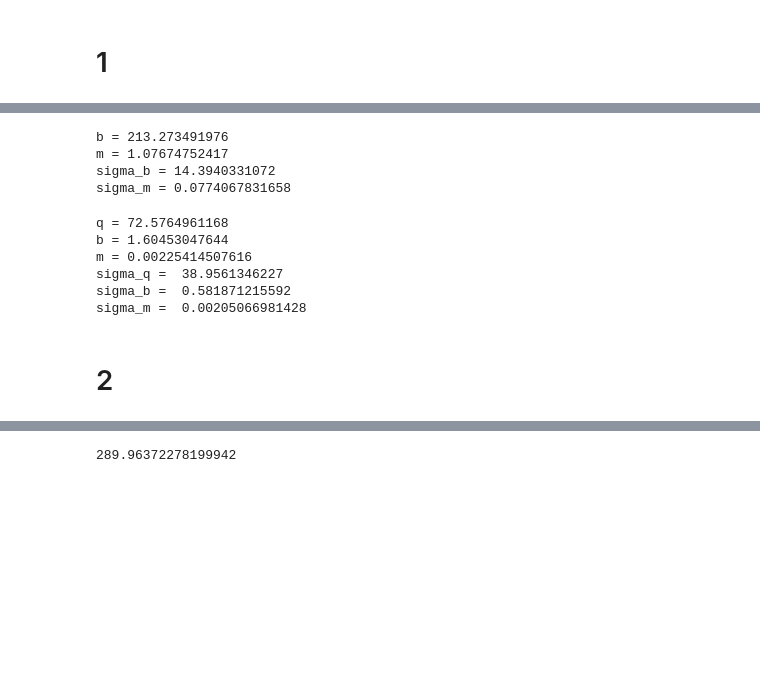
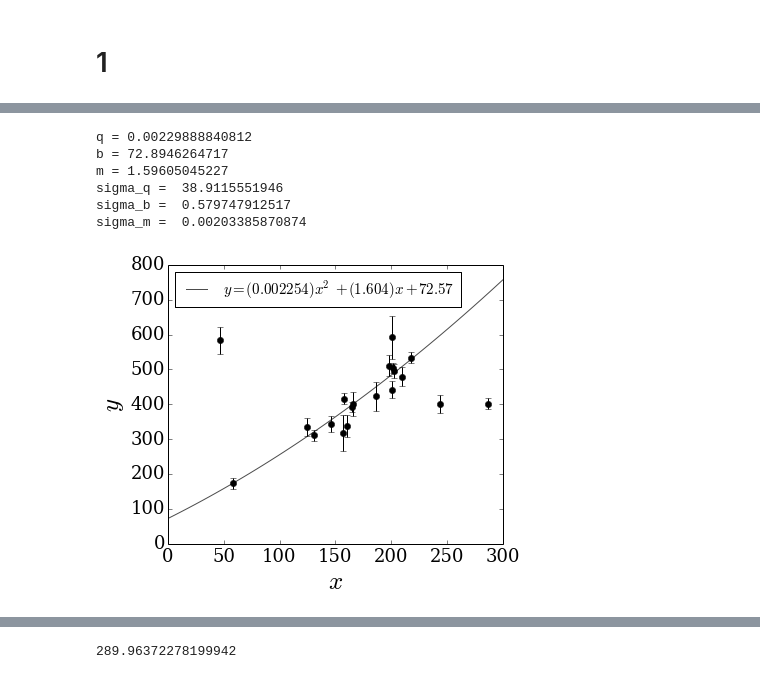
Before and after one commit to jngaravitoc/Lecture_notes_UofA, a Jupyter notebook: Instrumentation/HW2.ipynb, the cells around one changed output, grey strips where cells are left out. Saved outputs shown, nothing was run; the diff lists cells and outputs as text; code cells hidden in the pictures; blank space fills up the shorter version.

```diff
--- a/Instrumentation/HW2.ipynb
+++ b/Instrumentation/HW2.ipynb
@@ -55,9 +132,9 @@ sigma_m = 0.110319915072
 # %%
-# 1b.
-
-linear_fit1(X, Y, sigma_Y)
+linear_fit2(X[4:], Y[4:], sigma_Y[4:])
 # %% [output]
-b = 213.273491976
-m = 1.07674752417
-sigma_b = 14.3940331072
-sigma_m = 0.0774067831658
+q = 0.00229888840812
+b = 72.8946264717
+m = 1.59605045227
+sigma_q =  38.9115551946
+sigma_b =  0.579747912517
+sigma_m =  0.00203385870874
@@ -88,11 +141,4 @@ def linear_fit2(x, y, sigmay):
-# %%
-linear_fit2(X[5:], Y[5:], sigma_Y[5:])
-# %% [output]
-q = 72.5764961168
-b = 1.60453047644
-m = 0.00225414507616
-sigma_q =  38.9561346227
-sigma_b =  0.581871215592
-sigma_m =  0.00205066981428
-# %% [markdown]
-# 2
+# %%
+scatter_plot(X, Y, sigmay=sigma_Y, m=1.604, b=72.57, q=0.002254)
+# %% [output]
+[figure, added]
```
Also changed, not shown: parts of 46 cells of this notebook.
